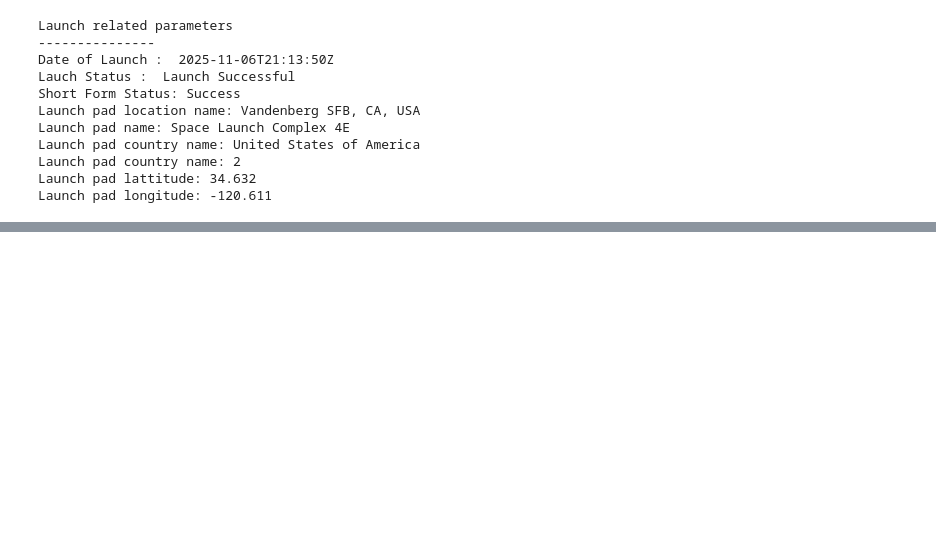
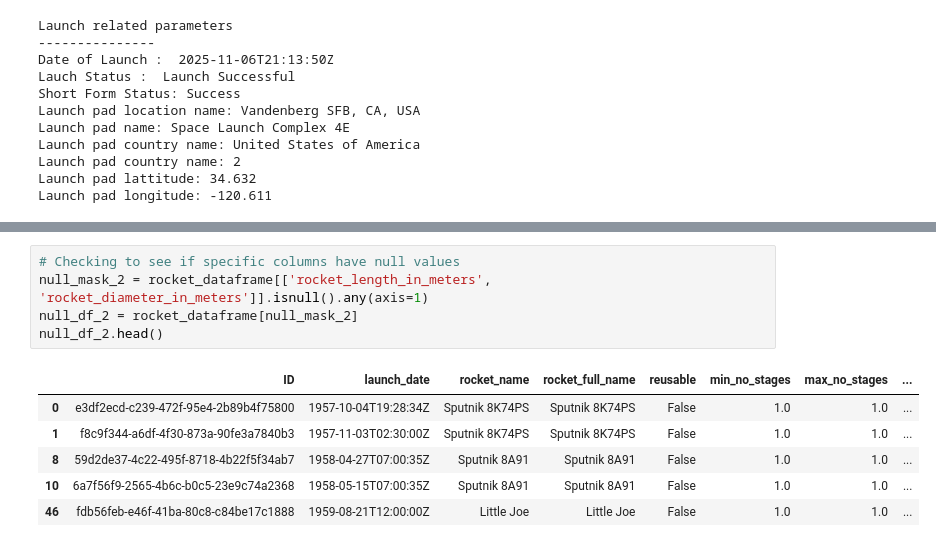
Before and after one commit to Rybus07/space-legends-data, a Jupyter notebook: testing notebooks/Raw Data Filtering.ipynb, the cells around one changed output, grey strips where cells are left out. Drawn from its saved outputs; the diff is of its cells as text; blank space fills up the shorter version.

```diff
--- a/testing notebooks/Raw Data Filtering.ipynb
+++ b/testing notebooks/Raw Data Filtering.ipynb
@@ -165,0 +260,12 @@ Launch pad longitude: -120.611
+# %%
+# Checking to see if specific columns have null values
+null_mask_2 = rocket_dataframe[['rocket_length_in_meters', 'rocket_diameter_in_meters']].isnull().any(axis=1)
+null_df_2 = rocket_dataframe[null_mask_2]
+null_df_2.head()
+# %% [output]
+|  | ID | launch_date | rocket_name | rocket_full_name | reusable | min_no_stages | max_no_stages | ... |
+| 0 | e3df2ecd-c239-472f-95e4-2b89b4f75800 | 1957-10-04T19:28:34Z | Sputnik 8K74PS | Sputnik 8K74PS | False | 1.0 | 1.0 | ... |
+| 1 | f8c9f344-a6df-4f30-873a-90fe3a7840b3 | 1957-11-03T02:30:00Z | Sputnik 8K74PS | Sputnik 8K74PS | False | 1.0 | 1.0 | ... |
+| 8 | 59d2de37-4c22-495f-8718-4b22f5f34ab7 | 1958-04-27T07:00:35Z | Sputnik 8A91 | Sputnik 8A91 | False | 1.0 | 1.0 | ... |
+| 10 | 6a7f56f9-2565-4b6c-b0c5-23e9c74a2368 | 1958-05-15T07:00:35Z | Sputnik 8A91 | Sputnik 8A91 | False | 1.0 | 1.0 | ... |
+| 46 | fdb56feb-e46f-41ba-80c8-c84be17c1888 | 1959-08-21T12:00:00Z | Little Joe | Little Joe | False | 1.0 | 1.0 | ... |
```
Also changed, not shown: parts of 10 cells of this notebook.
